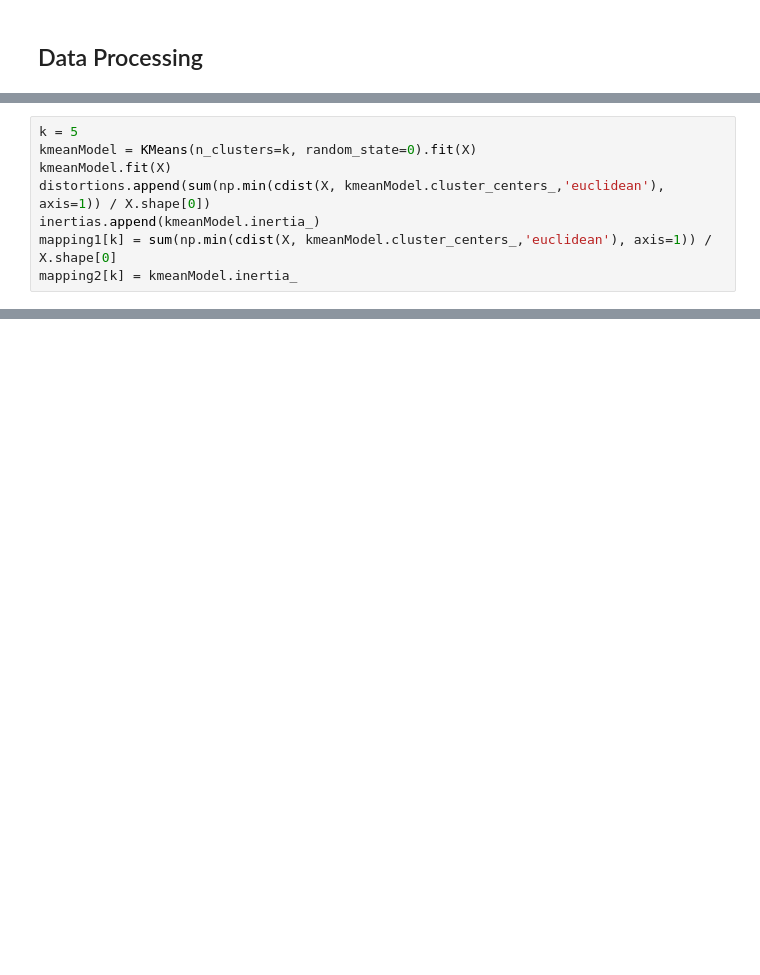
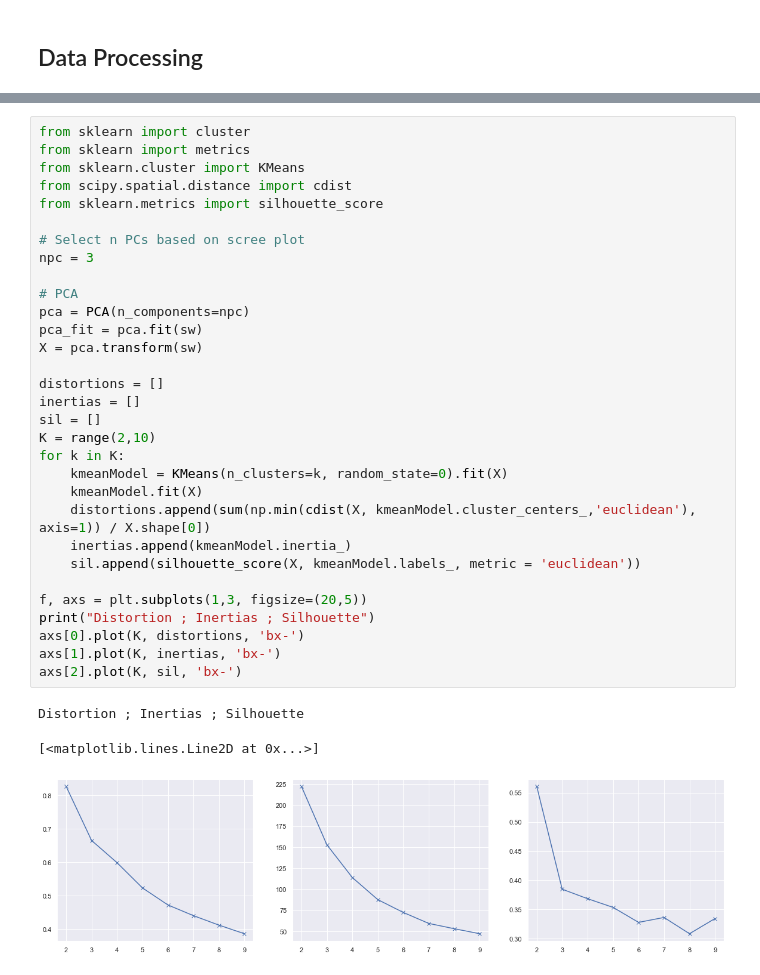
Before and after one commit to mmlchang/WHONDRS_collaboration, a Jupyter notebook: EDA/EDAJaccard.ipynb, the cells around one changed output, grey strips where cells are left out. Cells and saved outputs as stored; diff of their text form; blank space fills up the shorter version.

```diff
--- a/EDA/EDAJaccard.ipynb
+++ b/EDA/EDAJaccard.ipynb
@@ -170,8 +9,0 @@ plt.show()
-# %%
-k = 5
-kmeanModel = KMeans(n_clusters=k, random_state=0).fit(X)
-kmeanModel.fit(X)
-distortions.append(sum(np.min(cdist(X, kmeanModel.cluster_centers_,'euclidean'), axis=1)) / X.shape[0])
-inertias.append(kmeanModel.inertia_)
-mapping1[k] = sum(np.min(cdist(X, kmeanModel.cluster_centers_,'euclidean'), axis=1)) / X.shape[0]
-mapping2[k] = kmeanModel.inertia_
@@ -251,0 +87,35 @@ results.head()
+# %%
+from sklearn import cluster
+from sklearn import metrics
+from sklearn.cluster import KMeans
+from scipy.spatial.distance import cdist
+from sklearn.metrics import silhouette_score
+
+# Select n PCs based on scree plot
+npc = 3
+
+# PCA
+pca = PCA(n_components=npc)
+pca_fit = pca.fit(sw)
+X = pca.transform(sw)
+
+distortions = []
+inertias = []
+sil = []
+K = range(2,10)
+for k in K:
+    kmeanModel = KMeans(n_clusters=k, random_state=0).fit(X)
+    kmeanModel.fit(X)
+    distortions.append(sum(np.min(cdist(X, kmeanModel.cluster_centers_,'euclidean'), axis=1)) / X.shape[0])
+    inertias.append(kmeanModel.inertia_)
+    sil.append(silhouette_score(X, kmeanModel.labels_, metric = 'euclidean'))
+
+f, axs = plt.subplots(1,3, figsize=(20,5))
+print("Distortion ; Inertias ; Silhouette")
+axs[0].plot(K, distortions, 'bx-')
+axs[1].plot(K, inertias, 'bx-')
+axs[2].plot(K, sil, 'bx-')
+# %% [output]
+Distortion ; Inertias ; Silhouette
+[<matplotlib.lines.Line2D at 0x...>]
+[figure, added]
```
Also changed, not shown: parts of 52 cells of this notebook, 9 other files.
